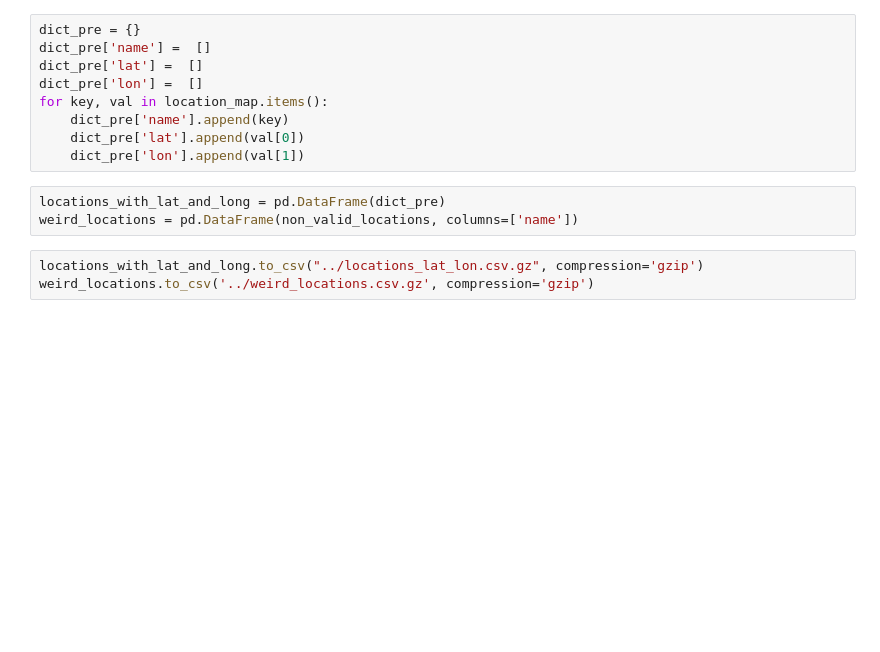
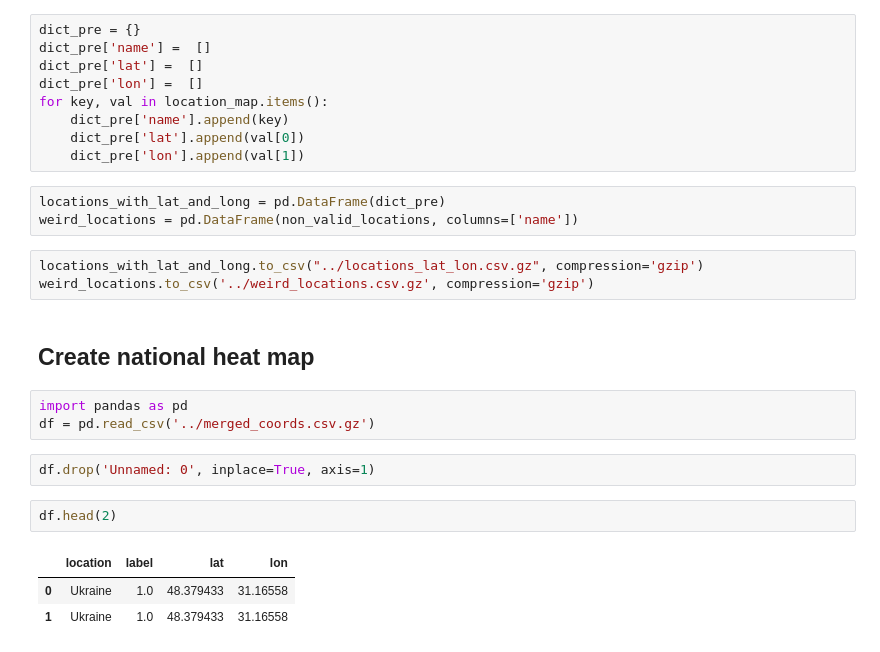
Before and after one commit to Preeti-gupta02/DeepLearningFinalProject, a Jupyter notebook: visualization/heatmap.ipynb, the cells around one changed output. Drawn from its saved outputs; the diff is of its cells as text; blank space fills up the shorter version.

```diff
--- a/visualization/heatmap.ipynb
+++ b/visualization/heatmap.ipynb
@@ -106,3 +106,16 @@ weird_locations = pd.DataFrame(non_valid_locations, columns=['name'])
 # %%
 locations_with_lat_and_long.to_csv("../locations_lat_lon.csv.gz", compression='gzip')
 weird_locations.to_csv('../weird_locations.csv.gz', compression='gzip')
+# %% [markdown]
+## Create national heat map
+# %%
+import pandas as pd
+df = pd.read_csv('../merged_coords.csv.gz')
+# %%
+df.drop('Unnamed: 0', inplace=True, axis=1)
+# %%
+df.head(2)
+# %% [output]
+|  | location | label | lat | lon |
+| 0 | Ukraine | 1.0 | 48.379433 | 31.16558 |
+| 1 | Ukraine | 1.0 | 48.379433 | 31.16558 |
```
Also changed, not shown: parts of 5 cells of this notebook, 3 other files.
